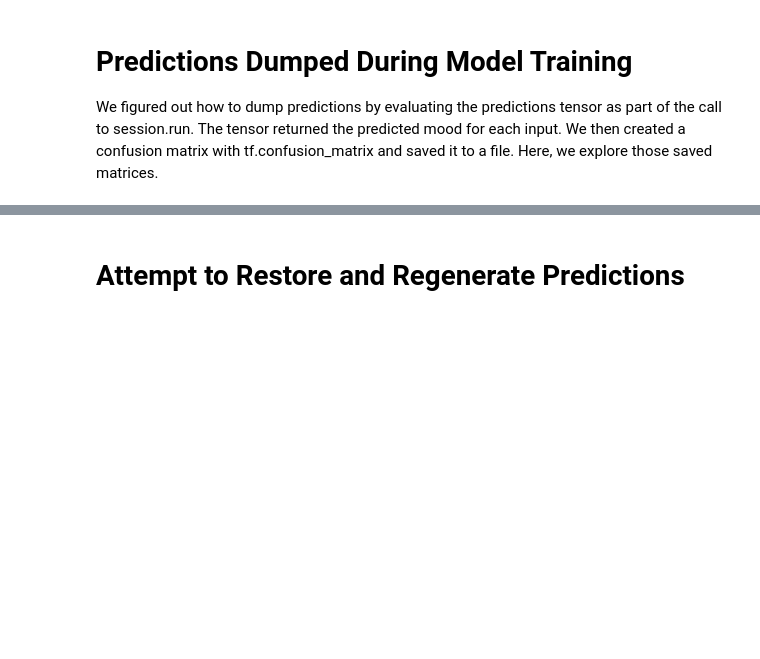
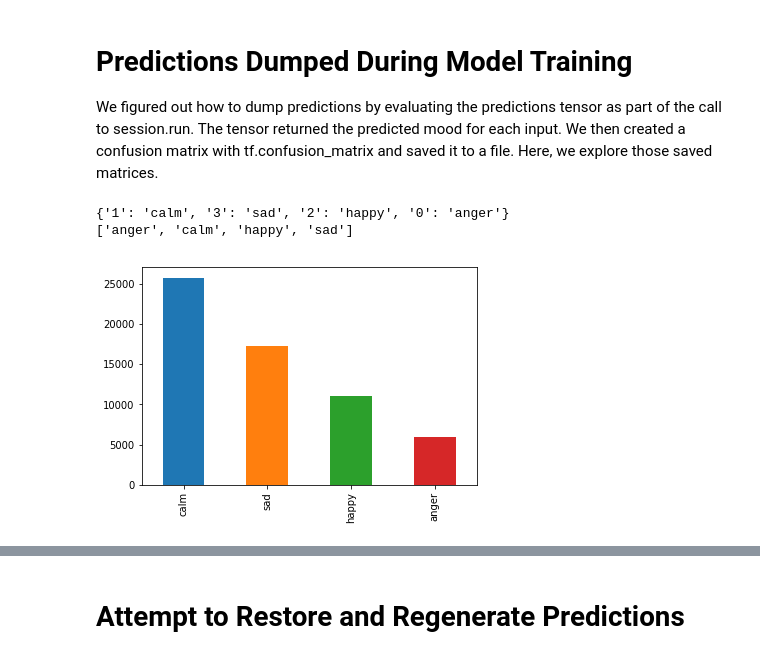
Before and after one commit to workmanjack/lyric-mood-classification, a Jupyter notebook: predictions.ipynb, the cells around one changed output, grey strips where cells are left out. Cells and saved outputs as stored; diff of their text form; code cells hidden in the pictures; blank space fills up the shorter version.

```diff
--- a/predictions.ipynb
+++ b/predictions.ipynb
@@ -16,4 +14,17 @@ data = unpicklify(MOODS_AND_LYRICS_PICKLE)
+# %%
+datasrc = MOODS_AND_LYRICS_PICKLE
+datasrc = datasrc.replace('mood_classification', 'mood_classification_quadrants')
+data = unpicklify(datasrc)
 # %%
 # https://stackoverflow.com/questions/30510562/get-mapping-of-categorical-variables-in-pandas
 mood_map = {str(key): value for key, value in dict(enumerate(data.mood.cat.categories)).items()}
 moods_ordered = [mood_map[str(i)] for i in range(len(mood_map))]
+print(mood_map)
+print(moods_ordered)
+# %% [output]
+{'1': 'calm', '3': 'sad', '2': 'happy', '0': 'anger'}
+['anger', 'calm', 'happy', 'sad']
+# %%
+_ = data.mood.value_counts().plot(kind='bar')
+# %% [output]
+[figure, added]
```
Also changed, not shown: parts of 5 cells of this notebook, 2 other files.
